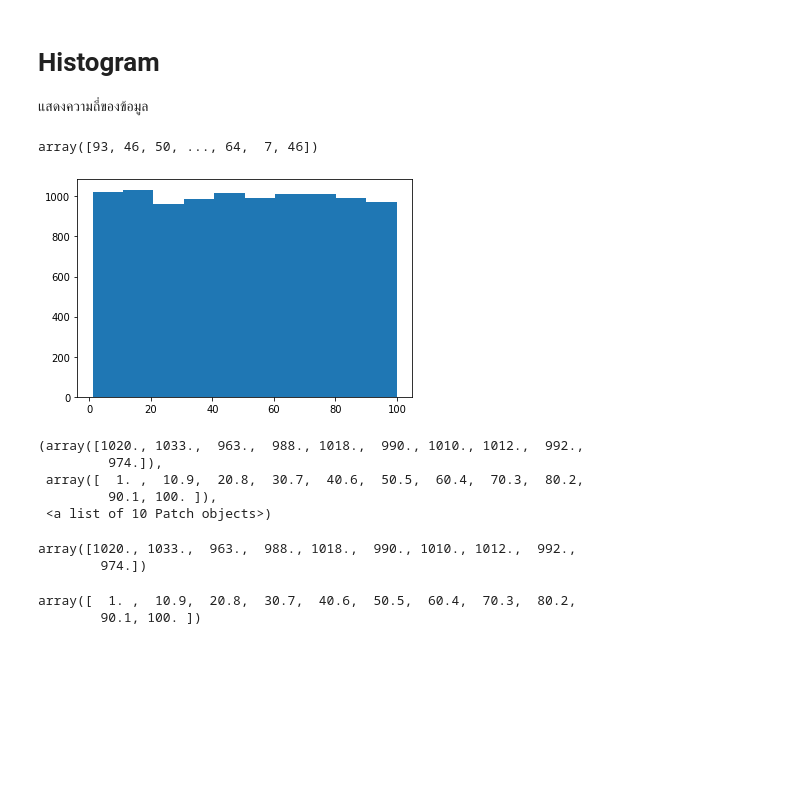
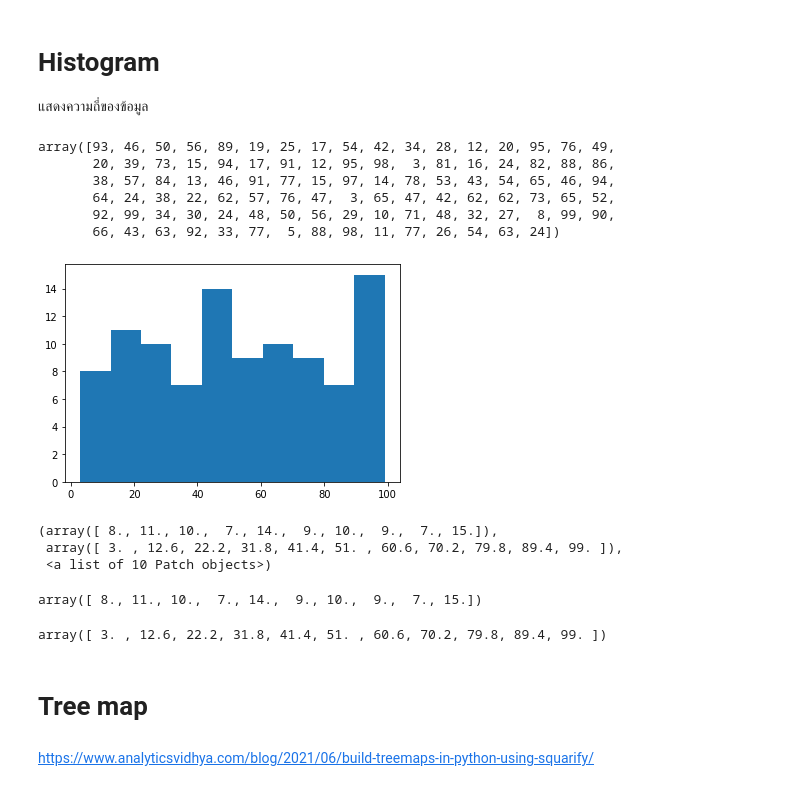
Before and after one commit to Ppangchon/data_viz_2022, a Jupyter notebook: DataViz04 Data Comparison.ipynb, the cells around one changed output. Cells and saved outputs as stored; diff of their text form; code cells hidden in the pictures; blank space fills up the shorter version.

```diff
--- a/DataViz04 Data Comparison.ipynb
+++ b/DataViz04 Data Comparison.ipynb
@@ -323,30 +323,35 @@ plt.legend();
 # %%
 np.random.seed(2022)
 
-X = np.random.randint(1,101,10000)
+x = np.random.randint(1,101,100)
-# %%
-X
-# %% [output]
-array([93, 46, 50, ..., 64,  7, 46])
+# %%
+x
+# %% [output]
+array([93, 46, 50, 56, 89, 19, 25, 17, 54, 42, 34, 28, 12, 20, 95, 76, 49,
+       20, 39, 73, 15, 94, 17, 91, 12, 95, 98,  3, 81, 16, 24, 82, 88, 86,
+       38, 57, 84, 13, 46, 91, 77, 15, 97, 14, 78, 53, 43, 54, 65, 46, 94,
+       64, 24, 38, 22, 62, 57, 76, 47,  3, 65, 47, 42, 62, 62, 73, 65, 52,
+       92, 99, 34, 30, 24, 48, 50, 56, 29, 10, 71, 48, 32, 27,  8, 99, 90,
+       66, 43, 63, 92, 33, 77,  5, 88, 98, 11, 77, 26, 54, 63, 24])
 # %%
-histout = plt.hist(X)
+histout = plt.hist(x)
 # %% [output]
-[figure, old version]
+[figure, new version]
 # %%
 histout
 # %% [output]
-(array([1020., 1033.,  963.,  988., 1018.,  990., 1010., 1012.,  992.,
-         974.]),
- array([  1. ,  10.9,  20.8,  30.7,  40.6,  50.5,  60.4,  70.3,  80.2,
-         90.1, 100. ]),
+(array([ 8., 11., 10.,  7., 14.,  9., 10.,  9.,  7., 15.]),
+ array([ 3. , 12.6, 22.2, 31.8, 41.4, 51. , 60.6, 70.2, 79.8, 89.4, 99. ]),
  <a list of 10 Patch objects>)
 # %%
 histout[0]
 # %% [output]
-array([1020., 1033.,  963.,  988., 1018.,  990., 1010., 1012.,  992.,
-        974.])
+array([ 8., 11., 10.,  7., 14.,  9., 10.,  9.,  7., 15.])
 # %%
 histout[1]
 # %% [output]
-array([  1. ,  10.9,  20.8,  30.7,  40.6,  50.5,  60.4,  70.3,  80.2,
-        90.1, 100. ])
+array([ 3. , 12.6, 22.2, 31.8, 41.4, 51. , 60.6, 70.2, 79.8, 89.4, 99. ])
+# %% [markdown]
+# Tree map
+# %% [markdown]
+https://www.analyticsvidhya.com/blog/2021/06/build-treemaps-in-python-using-squarify/
```
Also changed, not shown: parts of 23 cells of this notebook.
